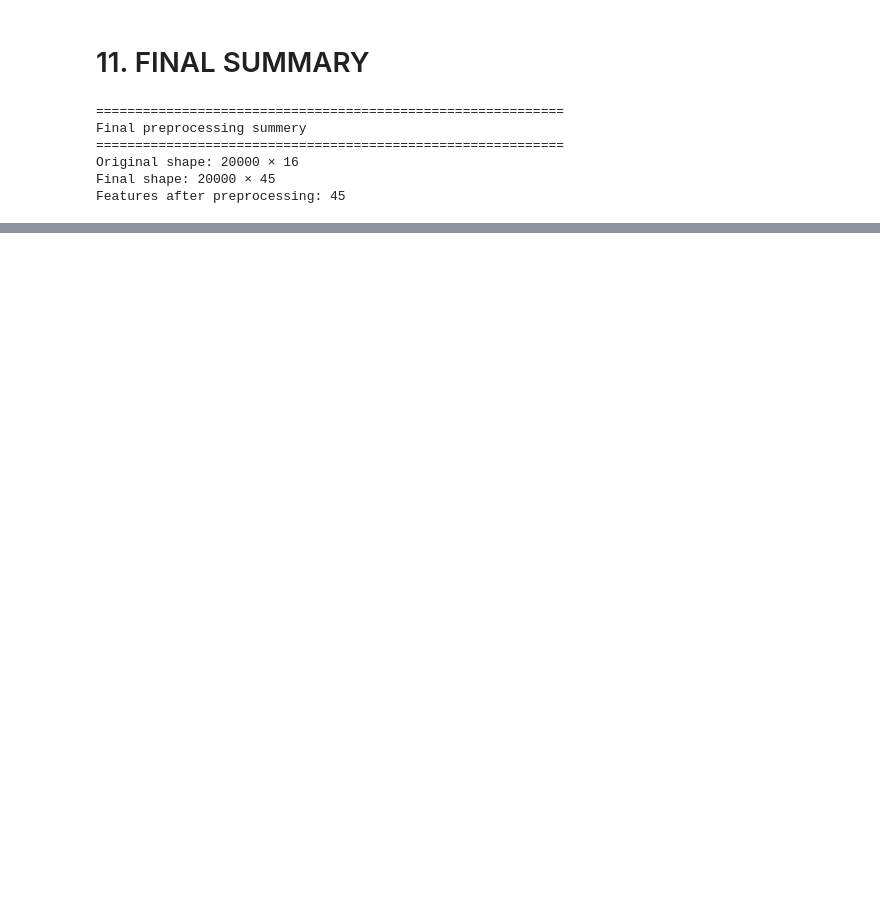
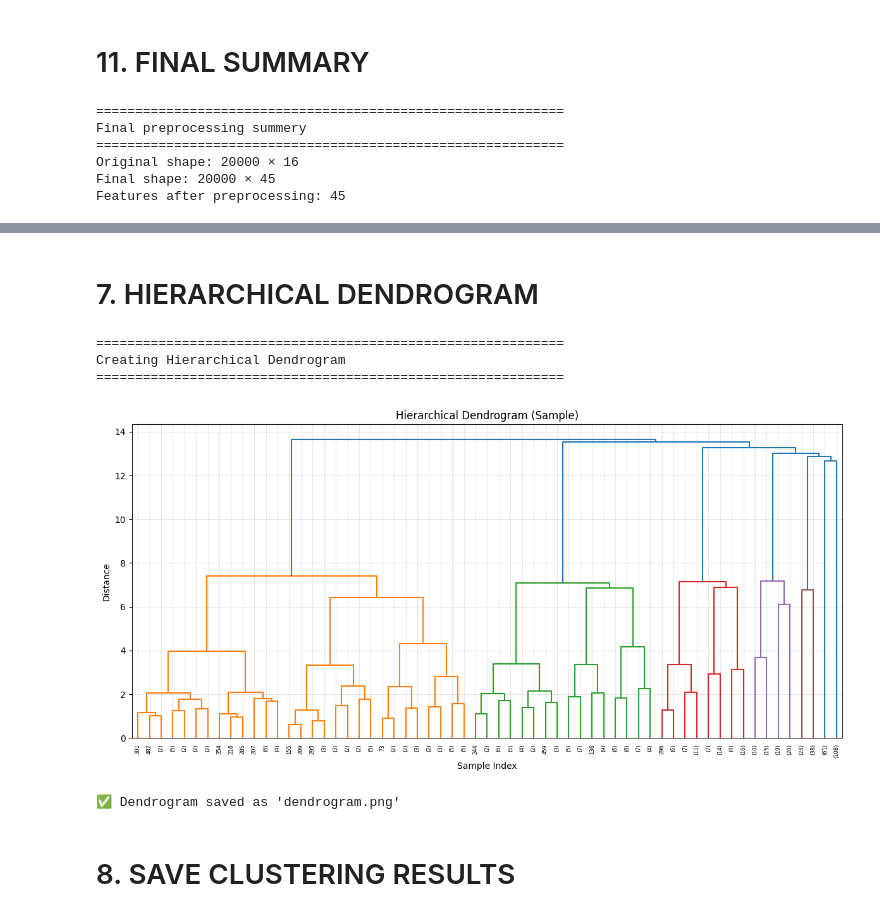
Before and after one commit to mahdidnp/University-activities-, a Jupyter notebook: data minning/ai-impact-on-jobs-and-layoff-risks.ipynb, the cells around one changed output, grey strips where cells are left out. Cells and saved outputs as stored; diff of their text form; code cells hidden in the pictures; blank space fills up the shorter version.

```diff
--- a/data minning/ai-impact-on-jobs-and-layoff-risks.ipynb
+++ b/data minning/ai-impact-on-jobs-and-layoff-risks.ipynb
@@ -350,0 +1198,35 @@ Features after preprocessing: 45
+# %% [markdown]
+# 7. HIERARCHICAL DENDROGRAM
+# %%
+print("\n" + "=" * 60)
+print("Creating Hierarchical Dendrogram")
+print("=" * 60)
+
+# Sample data for dendrogram (use subset for better visualization)
+sample_size = min(500, len(X_scaled))
+sample_indices = np.random.choice(len(X_scaled), sample_size, replace=False)
+X_sample = X_scaled.iloc[sample_indices]
+
+# Calculate linkage
+linked = linkage(X_sample, method='ward')
+
+# Plot dendrogram
+plt.figure(figsize=(12, 6))
+dendrogram(linked, truncate_mode='level', p=5, show_leaf_counts=True)
+plt.title('Hierarchical Dendrogram (Sample)')
+plt.xlabel('Sample Index')
+plt.ylabel('Distance')
+plt.grid(True, alpha=0.3)
+plt.tight_layout()
+plt.savefig('dendrogram.png', dpi=300, bbox_inches='tight')
+plt.show()
+
+print("✅ Dendrogram saved as 'dendrogram.png'")
+# %% [output]
+============================================================
+Creating Hierarchical Dendrogram
+============================================================
+[figure, added]
+✅ Dendrogram saved as 'dendrogram.png'
+# %% [markdown]
+# 8. SAVE CLUSTERING RESULTS
```
Also changed, not shown: parts of 54 cells of this notebook.
